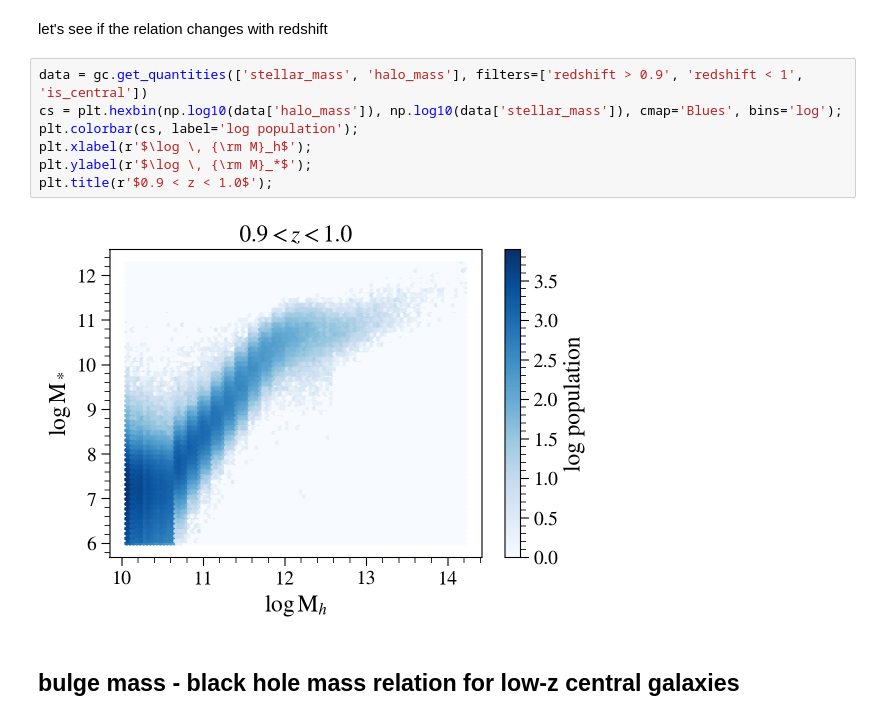
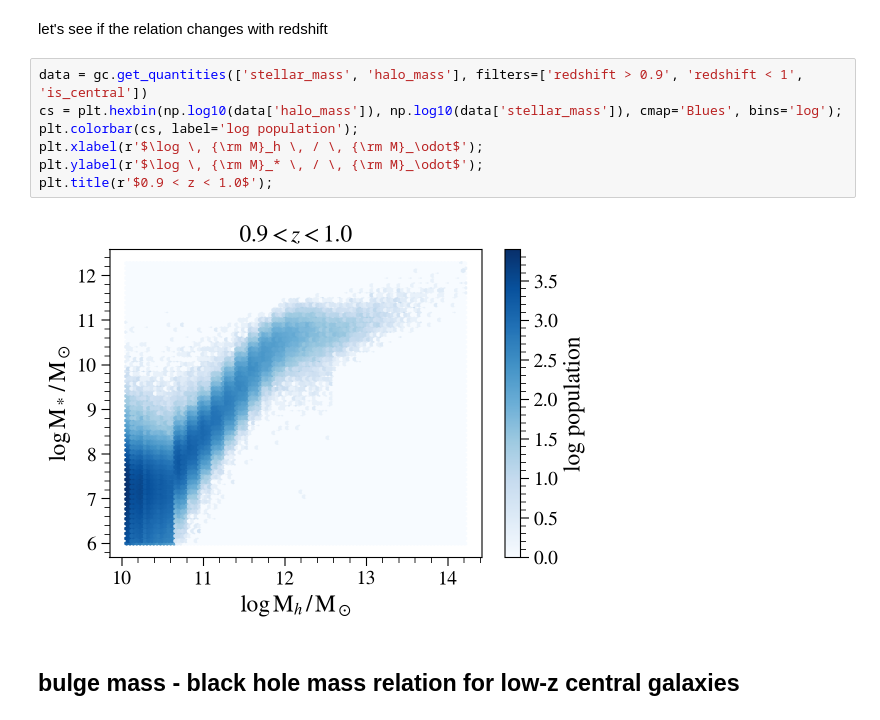
Before and after one commit to LSSTDESC/DC2-production, a Jupyter notebook: Notebooks/protoDC2 mass relations.ipynb, the cells around one changed output. Saved outputs shown, nothing was run; the diff lists cells and outputs as text.

```diff
--- a/Notebooks/protoDC2 mass relations.ipynb
+++ b/Notebooks/protoDC2 mass relations.ipynb
@@ -39,12 +40,12 @@ let's see if the relation changes with redshift
 # %%
 data = gc.get_quantities(['stellar_mass', 'halo_mass'], filters=['redshift > 0.9', 'redshift < 1', 'is_central'])
 cs = plt.hexbin(np.log10(data['halo_mass']), np.log10(data['stellar_mass']), cmap='Blues', bins='log');
 plt.colorbar(cs, label='log population');
-plt.xlabel(r'$\log \, {\rm M}_h$');
-plt.ylabel(r'$\log \, {\rm M}_*$');
+plt.xlabel(r'$\log \, {\rm M}_h \, / \, {\rm M}_\odot$');
+plt.ylabel(r'$\log \, {\rm M}_* \, / \, {\rm M}_\odot$');
 plt.title(r'$0.9 < z < 1.0$');
 # %% [output]
-[figure, old version]
+[figure, new version]
 # %% [markdown]
 ## bulge mass - black hole mass relation for low-z central galaxies
 # %%
```
Also changed, not shown: parts of 3 cells of this notebook.
